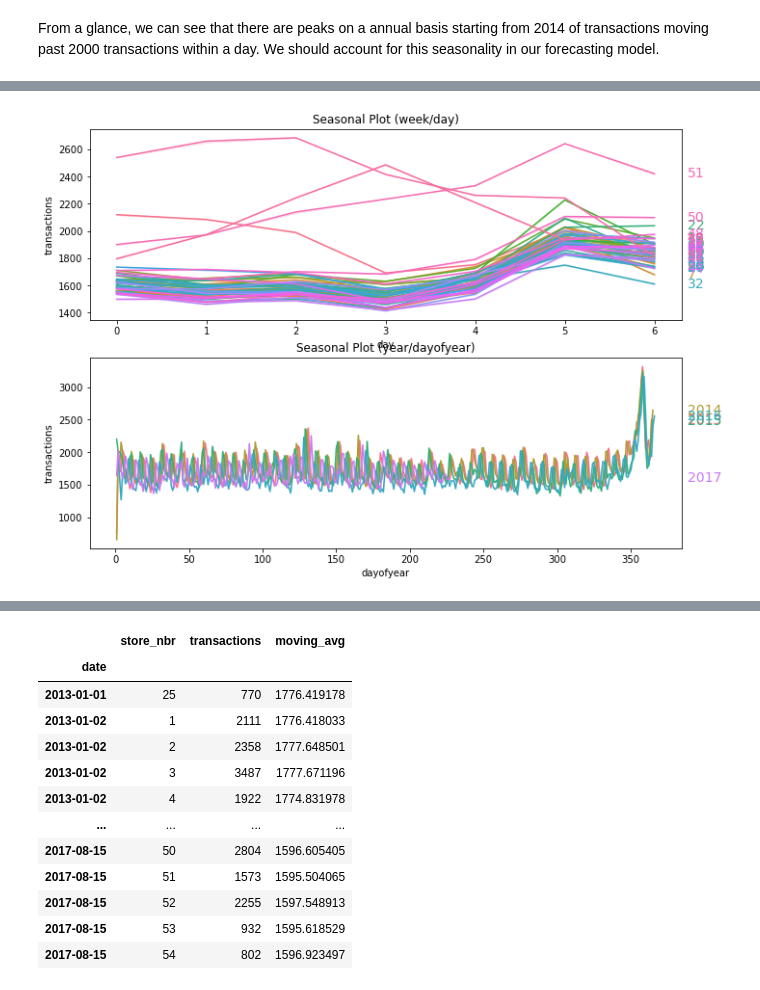
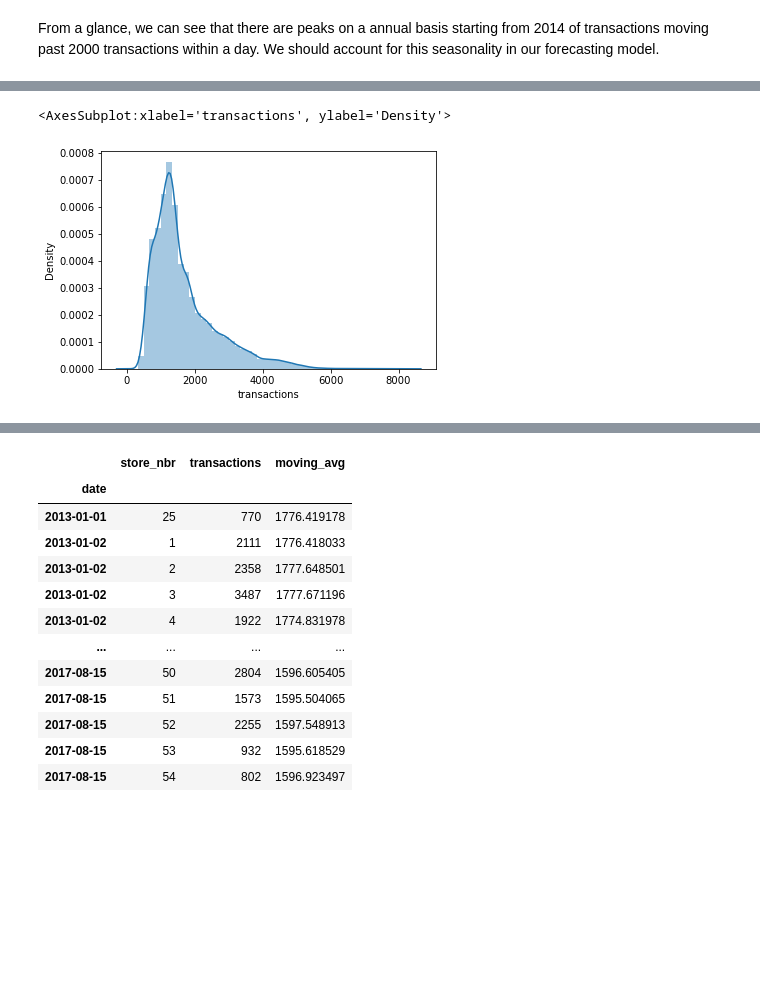
Before and after one commit to HelloWorld183L/EDA_Work, a Jupyter notebook: salestimeseries.ipynb, the cells around one changed output, grey strips where cells are left out. Saved outputs shown, nothing was run; the diff lists cells and outputs as text; code cells hidden in the pictures; blank space fills up the shorter version.

```diff
--- a/salestimeseries.ipynb
+++ b/salestimeseries.ipynb
@@ -666,13 +575,5 @@ plt.show()
-# %%
-X = transactions_df.copy()
-
-X["day"] = X.index.dayofweek  # the x-axis (freq)
-X["week"] = X.index.week  # the seasonal period (period)
-
-X["dayofyear"] = X.index.dayofyear
-X["year"] = X.index.year
-fig, (ax0, ax1) = plt.subplots(2, 1, figsize=(11, 8))
-seasonal_plot(X, y="transactions", period="week", freq="day", ax=ax0)
-seasonal_plot(X, y="transactions", period="year", freq="dayofyear", ax=ax1);
-# %% [output]
-[figure, removed]
+# %%
+sns.distplot(transactions_df['transactions'])
+# %% [output]
+<AxesSubplot:xlabel='transactions', ylabel='Density'>
+[figure, added]
```
Also changed, not shown: parts of 16 cells of this notebook.
